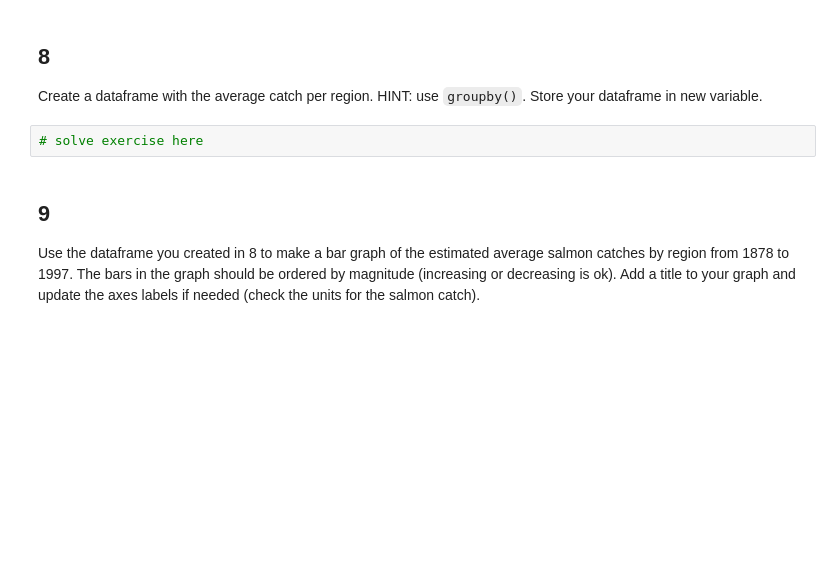
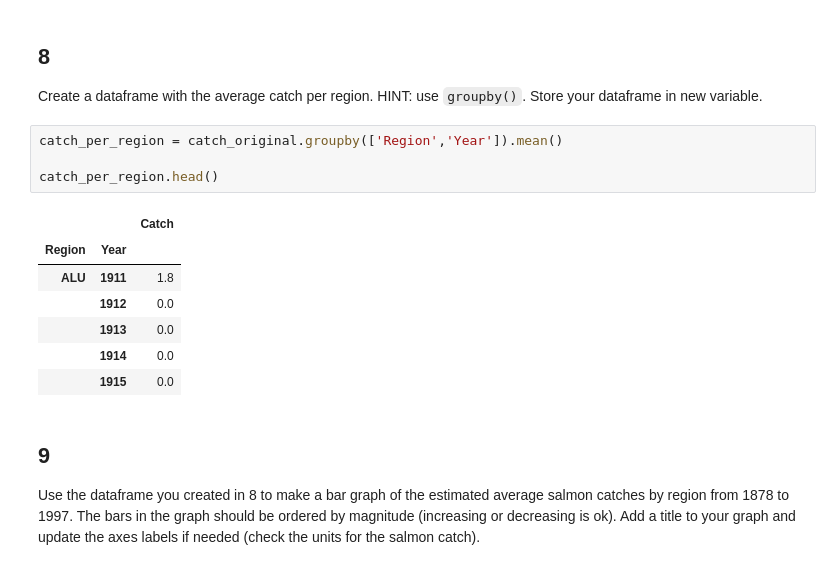
Before and after one commit to shmuir/eds220-hwk-2, a Jupyter notebook: hwk2-task3-salmon.ipynb, the cells around one changed output. Drawn from its saved outputs; the diff is of its cells as text; blank space fills up the shorter version.

```diff
--- a/hwk2-task3-salmon.ipynb
+++ b/hwk2-task3-salmon.ipynb
@@ -138,8 +159,18 @@ In the next cell:
 # %% [markdown]
 ## 8
 Create a dataframe with the average catch per region. HINT: use `groupby()`. Store your dataframe in new variable.
-# %%
-# solve exercise here
+# %%
+catch_per_region = catch_original.groupby(['Region','Year']).mean()
+
+catch_per_region.head()
+# %% [output]
+|  |  | Catch |
+| Region | Year |  |
+| ALU | 1911 | 1.8 |
+|  | 1912 | 0.0 |
+|  | 1913 | 0.0 |
+|  | 1914 | 0.0 |
+|  | 1915 | 0.0 |
 # %% [markdown]
 ## 9
 
```
Also changed, not shown: parts of 10 cells of this notebook.
